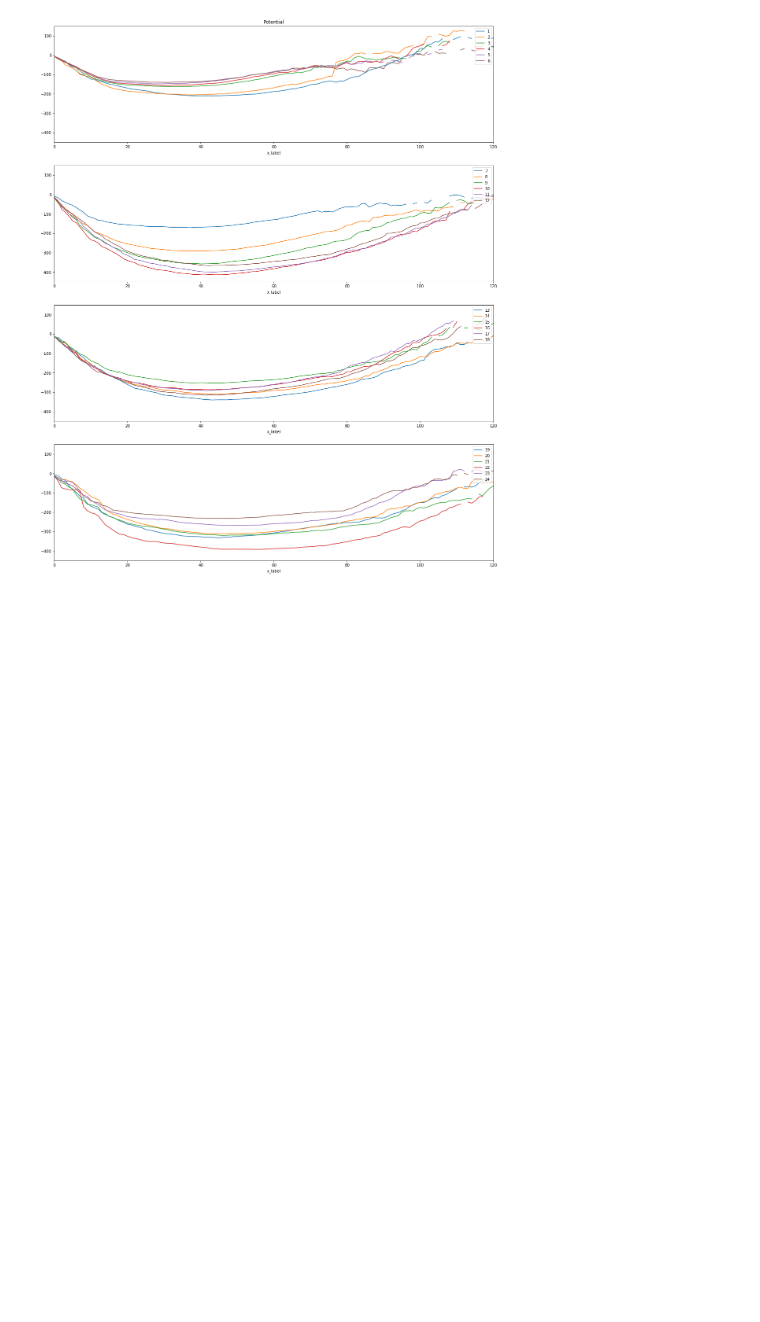
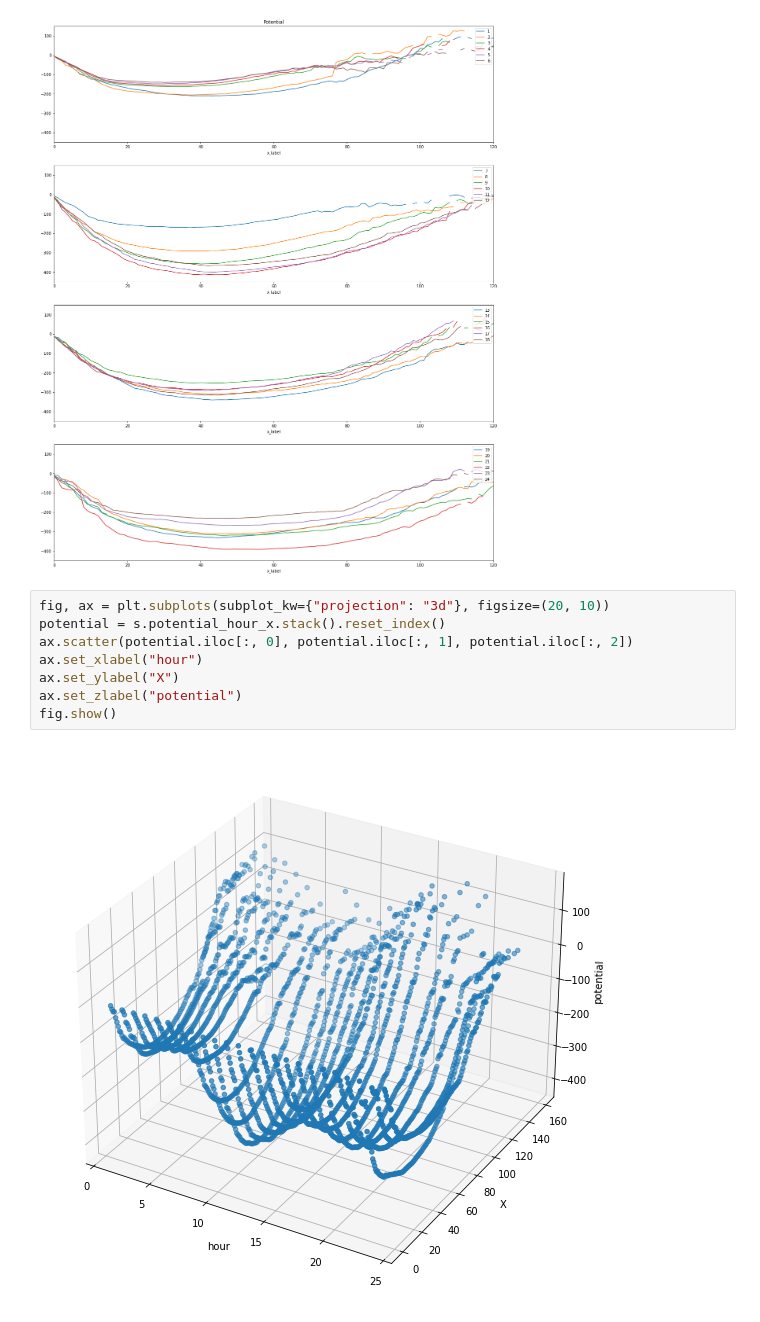
Before and after one commit to NonoMalpi/electricity, a Jupyter notebook: notebooks/Potenciala.ipynb, the cells around one changed output. Drawn from its saved outputs; the diff is of its cells as text; blank space fills up the shorter version.

```diff
--- a/notebooks/Potenciala.ipynb
+++ b/notebooks/Potenciala.ipynb
@@ -250,3 +275,13 @@ ax[0].set_title("Potential")
 fig.show()
 # %% [output]
 [figure]
+# %%
+fig, ax = plt.subplots(subplot_kw={"projection": "3d"}, figsize=(20, 10))
+potential = s.potential_hour_x.stack().reset_index()
+ax.scatter(potential.iloc[:, 0], potential.iloc[:, 1], potential.iloc[:, 2])
+ax.set_xlabel("hour")
+ax.set_ylabel("X")
+ax.set_zlabel("potential")
+fig.show()
+# %% [output]
+[figure, added]
```
Also changed, not shown: parts of 18 cells of this notebook, 2 other files.
